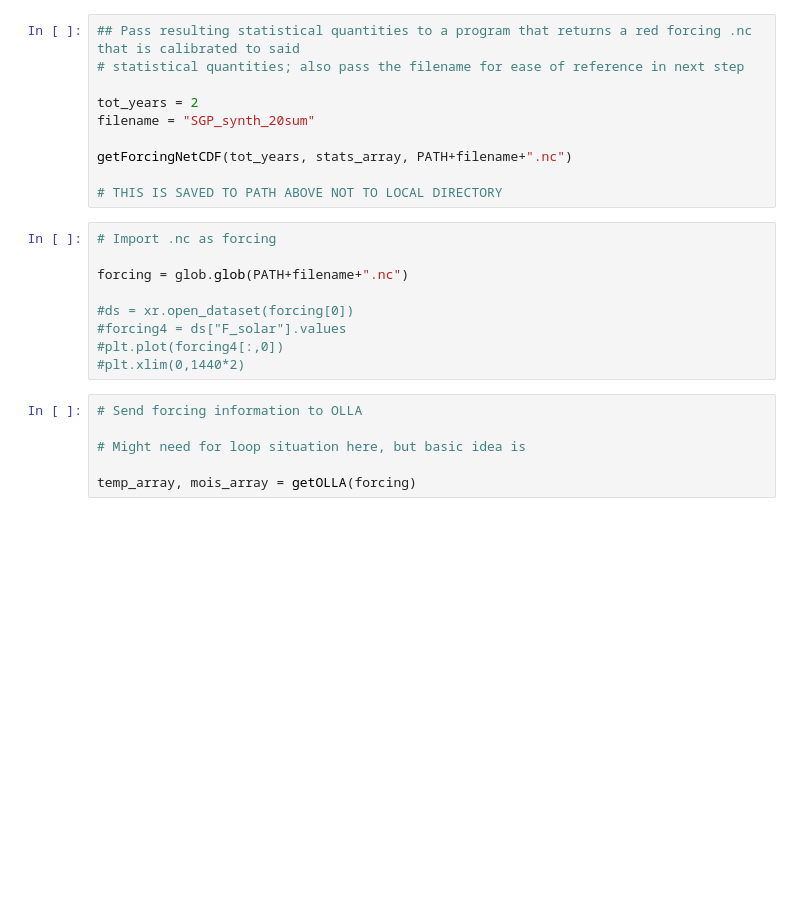
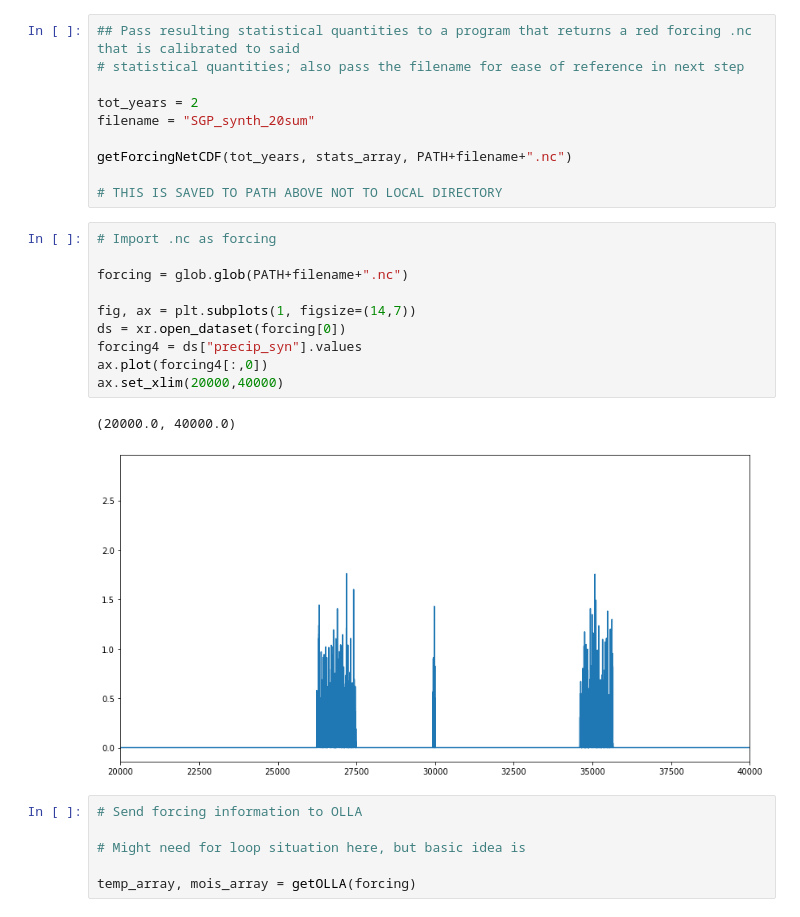
Before and after one commit to adam-bauer-34/climate-simp, a Jupyter notebook: OLLA/MasterOLLA.ipynb, the cells around one changed output. Cells and saved outputs as stored; diff of their text form; blank space fills up the shorter version.

```diff
--- a/OLLA/MasterOLLA.ipynb
+++ b/OLLA/MasterOLLA.ipynb
@@ -50,12 +50,16 @@ getForcingNetCDF(tot_years, stats_array, PATH+filename+".nc")
 # %%
 # Import .nc as forcing
 
 forcing = glob.glob(PATH+filename+".nc")
 
-#ds = xr.open_dataset(forcing[0])
-#forcing4 = ds["F_solar"].values
-#plt.plot(forcing4[:,0])
-#plt.xlim(0,1440*2)
+fig, ax = plt.subplots(1, figsize=(14,7))
+ds = xr.open_dataset(forcing[0])
+forcing4 = ds["precip_syn"].values
+ax.plot(forcing4[:,0])
+ax.set_xlim(20000,40000)
+# %% [output]
+(20000.0, 40000.0)
+[figure, added]
 # %%
 # Send forcing information to OLLA
 
```
Also changed, not shown: parts of 1 cell of this notebook, 2 other files.
